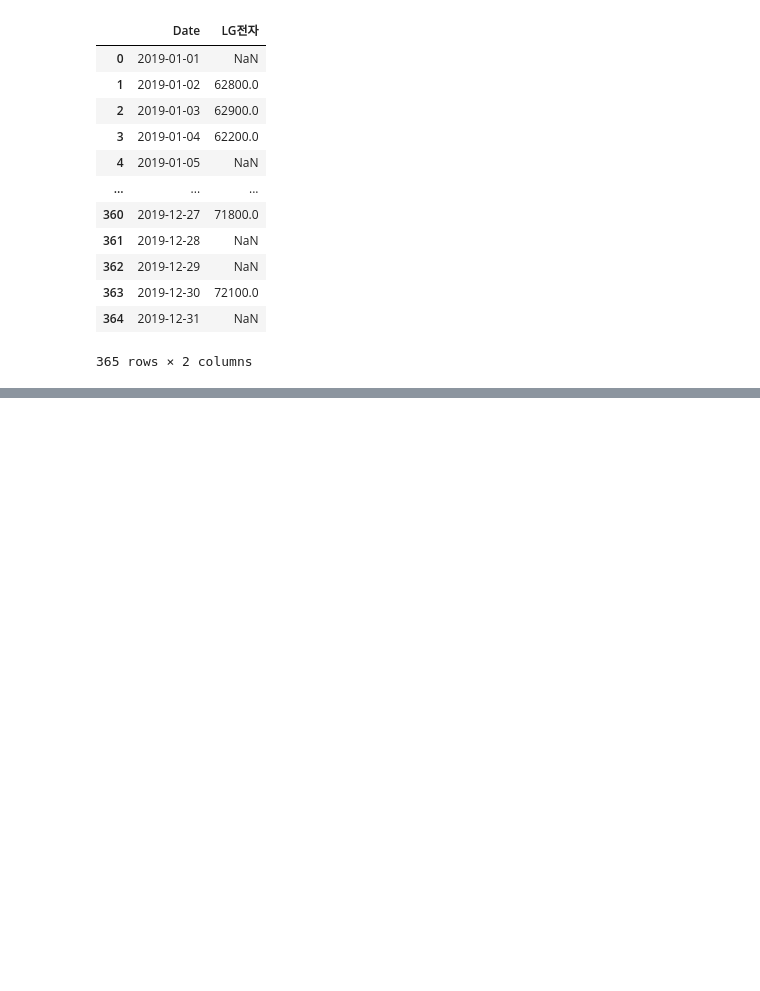
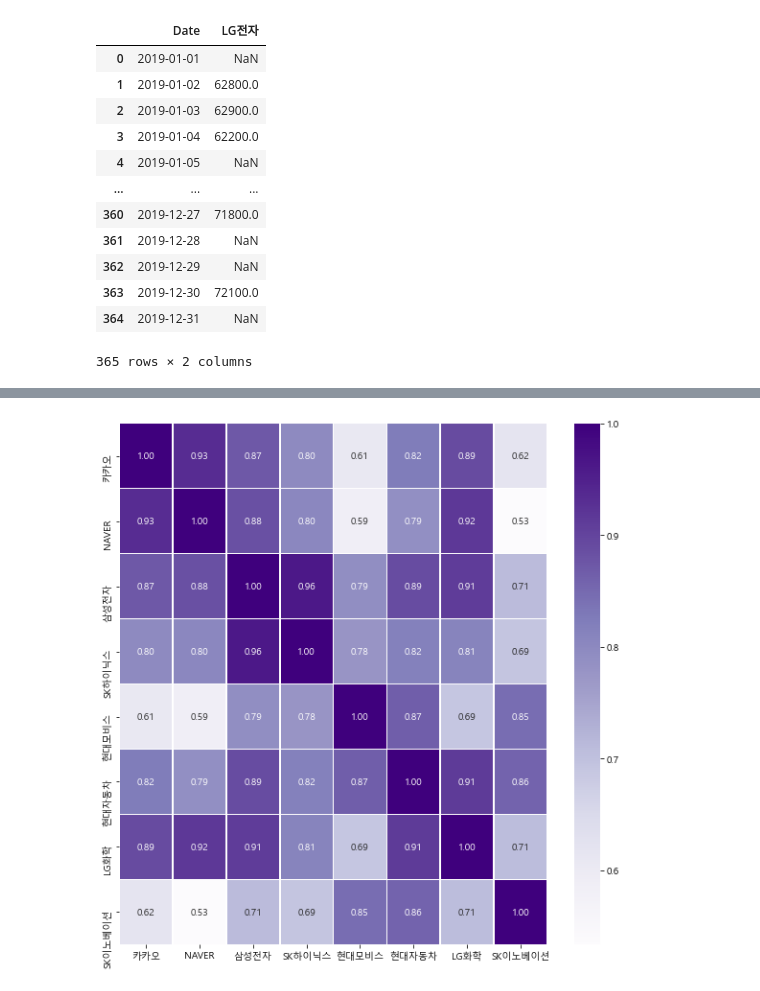
Before and after one commit to seunghy1468/Sparta_coding, a Jupyter notebook: week04/week4.ipynb, the cells around one changed output, grey strips where cells are left out. Saved outputs shown, nothing was run; the diff lists cells and outputs as text; code cells hidden in the pictures; blank space fills up the shorter version.

```diff
--- a/week04/week4.ipynb
+++ b/week04/week4.ipynb
@@ -186,0 +380,56 @@ stocks_of_companies
+# %%
+# 분석한 보고서의 URL을 제출하기!
+# 르탄이 또는 친구에게 자랑해보세요~
+# 내가 얻고 싶은 인사이트를 그려서 데이터스튜디오로 ㄱㄱ
+
+import pandas as pd
+import pandas_datareader as pdr
+import matplotlib.pyplot as plt
+import seaborn as sns
+import numpy as np
+from datetime import datetime
+
+# header : 어떤 데이터인지 설명해주는 것
+code = pd.read_csv('./data/corpgeneral.csv', header = 0)
+code = code[['회사명', '종목코드']]
+code_result = code.rename(columns={'회사명':'corp', '종목코드':'code'})
+
+def get_code(code_result, corp_name):
+    condition = "corp=='{}'".format(corp_name)
+    # query(조건)[코드를 원한다].문자열로 바꿔준다
+    code = code_result.query(condition)['code'].to_string(index=False)
+    # 공백제거
+    code = code.strip()
+    # 6자리 숫자로 표현
+    code = code.rjust(6, '0')
+    # 코스피
+    code = code + '.KS'
+    return code
+
+companies = ['카카오', 'NAVER', '삼성전자', 'SK하이닉스', '현대모비스', '현대자동차', 'LG화학', 'SK이노베이션']
+
+start = datetime(2019,1,1)
+end = datetime(2021,6,23)
+
+stocks_of_companies = pd.DataFrame({'Date':pd.date_range(start=start, end=end)})
+
+for company in companies:
+    company_code = get_code(code_result, company)
+    stock_df = pdr.get_data_yahoo(company_code, start, end)
+    stocks_of_companies = stocks_of_companies.join(pd.DataFrame(stock_df['Close']).rename(columns={'Close':company}), on='Date')
+
+# DataSet
+stocks_of_companies.dropna()
+stocks_of_companies.to_csv('./stocks.csv',sep=',', na_rep='NaN',index = False)
+
+# Graph
+corr_data = stocks_of_companies.corr()
+
+plt.rcParams['font.family'] = 'Malgun Gothic'
+plt.rcParams['axes.unicode_minus'] = False
+
+plt.figure(figsize=(10,10))
+sns.heatmap(data=corr_data, annot=True, fmt='.2f', linewidths=.5, cmap='Purples')
+plt.show()
+# %% [output]
+[figure, added]
```
Also changed, not shown: parts of 10 cells of this notebook, 2 other files.
